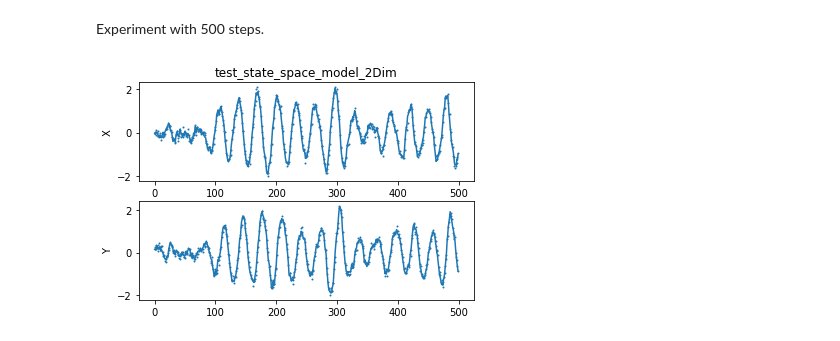
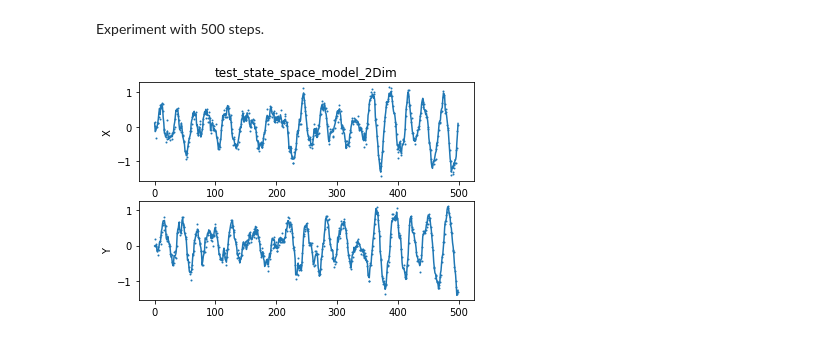
Before and after one commit to shigeyukioba/matchernet, a Jupyter notebook: examples/demo_state_space_model_2d.ipynb, the cells around one changed output. Cells and saved outputs as stored; diff of their text form; code cells hidden in the pictures.

```diff
--- a/examples/demo_state_space_model_2d.ipynb
+++ b/examples/demo_state_space_model_2d.ipynb
@@ -57,14 +57,14 @@ Experiment with 500 steps.
 # %%
 demo_state_space_model_2dim(
         n_dim=2,
         A=np.array([[-0.1, 2], [-2, -0.1]], dtype=np.float32),
-        g=fn.LinearFn(2, 2),
+        g=fn.LinearFn(utils.zeros(2)),
         sigma_w=0.1,
         sigma_z=0.1,
         x=np.array([0, 0], dtype=np.float32),
         y=utils.zeros((1, 2)),
         n_steps=500,
         dt=0.1
     )
 # %% [output]
-[figure, old version]
+[figure, new version]
```
Also changed, not shown: 2 other files.
